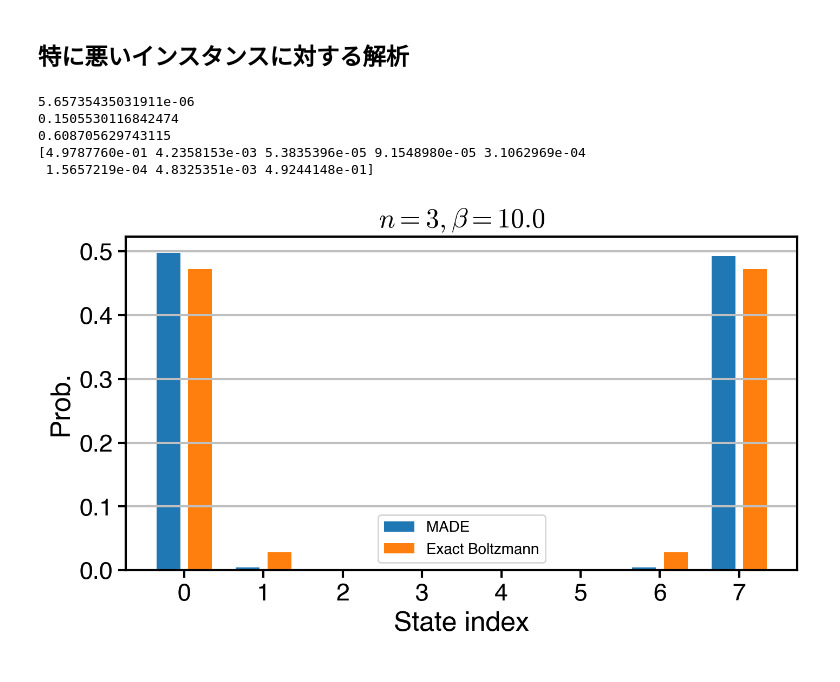
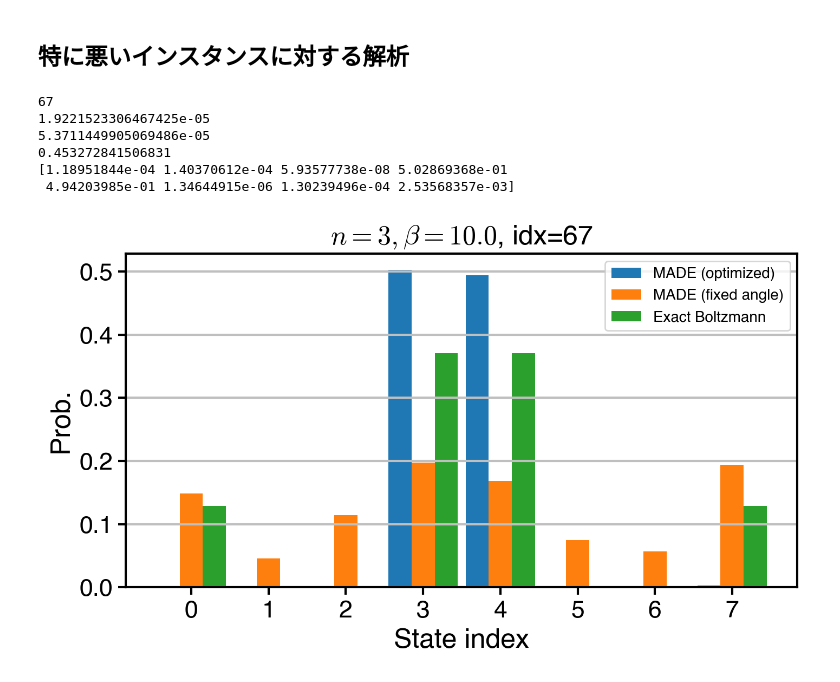
Before and after one commit to yuichiro-nakano/data_for_qaoa-made-mcmc, a Jupyter notebook: notebooks/20241001_spectral_gap_re_exp.ipynb, the cells around one changed output. Drawn from its saved outputs; the diff is of its cells as text; code cells hidden in the pictures.

```diff
--- a/notebooks/20241001_spectral_gap_re_exp.ipynb
+++ b/notebooks/20241001_spectral_gap_re_exp.ipynb
@@ -86,7 +85,7 @@ print(gap_add_data.shape)
 # %%
 # when beta = 10.0
 n_spin = 3
-beta = beta_list[4]
+beta = 1e1
 opt_gap_data = gap_add_data[4,0,0]
 print(opt_gap_data)
 print(opt_gap_data.shape)
@@ -117,4 +116,5 @@ ax1.set_title(r'$n={0}, \beta={1}$'.format(n_spin, beta), fontsize=18)
 print(np.average(opt_gap_data))
 print(np.std(opt_gap_data))
 print(opt_gap_data.min())
+print('min_idx={0}'.format(np.argmin(opt_gap_data)))
 # %% [output]
@@ -139,8 +139,6 @@ print(opt_gap_data.min())
 # %% [markdown]
 ## 特に悪いインスタンスに対する解析
 # %%
-torch.use_deterministic_algorithms(True)
-
 # import instance sets
 n_spin = 3
 source_dir_name = 'data/instance_set_2024-0614-1705-31'
@@ -148,9 +146,11 @@ fname_in = pathlib.Path(source_dir_name).joinpath('{0}_sites_instance_set.pickle
 with open(str(fname_in), 'rb') as f:
 	instance_set = pickle.load(f)
 
-min_idx = opt_gap_data.argmin()
-print(opt_gap_data[min_idx])
-instance = instance_set[min_idx]
+idx = 67
+#idx = opt_gap_data.argmin()
+print(idx)
+print(opt_gap_data[idx])
+instance = instance_set[idx]
 
 # model train
 # QAOA
@@ -186,6 +186,7 @@ qaoa_opt_data_idx = qaoa.sampling_QAOA(qaoa_ansatz, qaoa_opt.x, n_train+n_test,
 qaoa_fix_data_idx = qaoa.sampling_QAOA(qaoa_ansatz, qaoa_init_para, n_train+n_test, seed) # fixed angle
 qaoa_opt_data_nd = np.array([qaoa.number_to_binary(qaoa_opt_data_idx[i], n_spin) for i in range(len(qaoa_opt_data_idx))], dtype='float32') # MADEモデルのコードが重み行列をfloat32で記述しているため、データもfloat32に明示的に指定する！
 qaoa_fix_data_nd = np.array([qaoa.number_to_binary(qaoa_fix_data_idx[i], n_spin) for i in range(len(qaoa_fix_data_idx))], dtype='float32')
+
 generator.manual_seed(seed)
 qaoa_opt_data = torch.from_numpy(qaoa_opt_data_nd).to(dtype=torch.float32)
 qaoa_opt_traindata, qaoa_opt_testdata = torch.utils.data.random_split(dataset=qaoa_opt_data, lengths=[n_train, n_test], generator=generator)
@@ -236,39 +237,41 @@ qaoa_fix_made_P = qaoa_fix_made_Q * qaoa_fix_made_A
 
 np.fill_diagonal(qaoa_opt_made_P, 0)
 np.fill_diagonal(qaoa_fix_made_P, 0)
 
 for i in range(2**n_spin):
 	qaoa_opt_made_P[i,i] = 1 - np.sum(qaoa_opt_made_P[:,i])
 	qaoa_fix_made_P[i,i] = 1 - np.sum(qaoa_fix_made_P[:,i])
 
 # exact boltzmann prob
 boltzmann_prob = ising.spin_boltzmann_distribution(instance, beta=beta_list[4])
 
 # plot
 fig2, ax2 = plt.subplots(figsize=(8,4), dpi=200)
 
 spines = 1.5
 ax2.spines["top"].set_linewidth(spines)
 ax2.spines["left"].set_linewidth(spines)
 ax2.spines["bottom"].set_linewidth(spines)
 ax2.spines["right"].set_linewidth(spines)
 
-ax2.bar(np.arange(2**n_spin)-0.2, qaoa_opt_pred_dist, width=0.3, label='MADE')
-ax2.bar(np.arange(2**n_spin)+0.2, boltzmann_prob, width=0.3, label='Exact Boltzmann')
+ax2.bar(np.arange(2**n_spin)-0.3, qaoa_opt_pred_dist, width=0.3, label='MADE (optimized)')
+ax2.bar(np.arange(2**n_spin), qaoa_fix_pred_dist, width=0.3, label='MADE (fixed angle)')
+ax2.bar(np.arange(2**n_spin)+0.3, boltzmann_prob, width=0.3, label='Exact Boltzmann')
 ax2.grid(axis='y', color='#BFBFBF', linestyle='-', linewidth=1.5, zorder=1)
 ax2.set_xlabel('State index', fontsize=18)
 ax2.set_ylabel('Prob.', fontsize=18)
 ax2.tick_params(width=1.5, labelsize=16, length=5, labelbottom=True)
-ax2.set_title(r'$n={0}, \beta={1}$'.format(n_spin, beta), fontsize=18)
+ax2.set_title(r'$n={0}, \beta={1}$, idx={2}'.format(n_spin, beta, idx), fontsize=18)
 ax2.legend()
 
 print(mcmc.spectral_gap(qaoa_opt_made_P))
 print(mcmc.spectral_gap(qaoa_fix_made_P))
 print(qaoa_opt_pred_dist)
 # %% [output]
-5.65735435031911e-06
-0.1505530116842474
-0.608705629743115
-[4.9787760e-01 4.2358153e-03 5.3835396e-05 9.1548980e-05 3.1062969e-04
- 1.5657219e-04 4.8325351e-03 4.9244148e-01]
+67
+1.9221523306467425e-05
+5.3711449905069486e-05
+0.453272841506831
+[1.18951844e-04 1.40370612e-04 5.93577738e-08 5.02869368e-01
+ 4.94203985e-01 1.34644915e-06 1.30239496e-04 2.53568357e-03]
-[figure, old version]
+[figure, new version]
```
Also changed, not shown: parts of 2 cells of this notebook, 4 other files.
